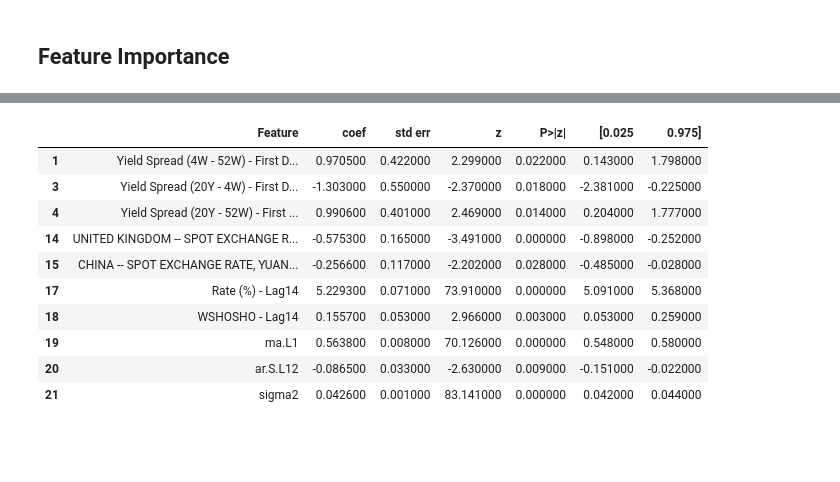
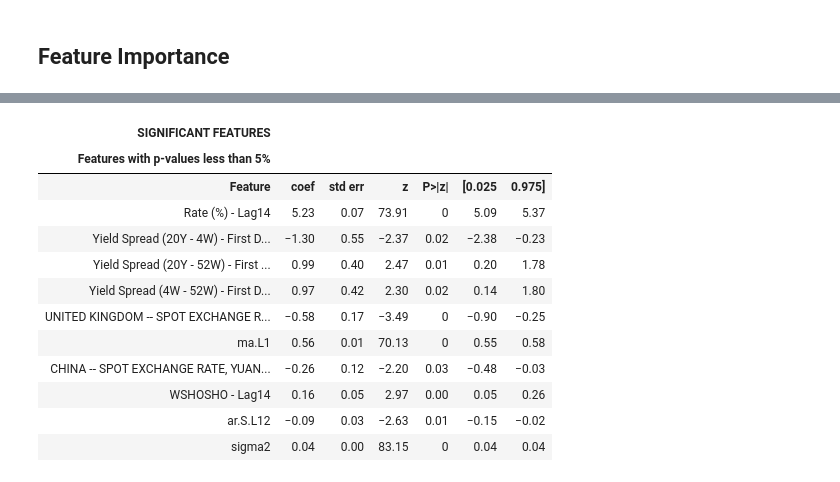
Before and after one commit to punchnami/AI-Powered-Research-Query-Chatbot, a Jupyter notebook: final_consolidated_SARIMAX.ipynb, the cells around one changed output, grey strips where cells are left out. Cells and saved outputs as stored; diff of their text form; code cells hidden in the pictures; blank space fills up the shorter version.

```diff
--- a/final_consolidated_SARIMAX.ipynb
+++ b/final_consolidated_SARIMAX.ipynb
@@ -2173,18 +2167,0 @@ feature_df_final
-# %%
-# Significant Features
-significant_features = feature_df_final[feature_df_final['P>|z|'] < 0.05]
-significant_features = significant_features.style.set_properties(subset=['Feature'],**{'text-align': 'left'})
-significant_features = significant_features.set_table_styles([dict(selector='th', props=[('text-align', 'left')])])
-significant_features
-# %% [output]
-|  | Feature | coef | std err | z | P>|z| | [0.025 | 0.975] |
-| 1 | Yield Spread (4W - 52W) - First D... | 0.970500 | 0.422000 | 2.299000 | 0.022000 | 0.143000 | 1.798000 |
-| 3 | Yield Spread (20Y - 4W) - First D... | -1.303000 | 0.550000 | -2.370000 | 0.018000 | -2.381000 | -0.225000 |
-| 4 | Yield Spread (20Y - 52W) - First ... | 0.990600 | 0.401000 | 2.469000 | 0.014000 | 0.204000 | 1.777000 |
-| 14 | UNITED KINGDOM -- SPOT EXCHANGE R... | -0.575300 | 0.165000 | -3.491000 | 0.000000 | -0.898000 | -0.252000 |
-| 15 | CHINA -- SPOT EXCHANGE RATE, YUAN... | -0.256600 | 0.117000 | -2.202000 | 0.028000 | -0.485000 | -0.028000 |
-| 17 | Rate (%) - Lag14 | 5.229300 | 0.071000 | 73.910000 | 0.000000 | 5.091000 | 5.368000 |
-| 18 | WSHOSHO - Lag14 | 0.155700 | 0.053000 | 2.966000 | 0.003000 | 0.053000 | 0.259000 |
-| 19 | ma.L1 | 0.563800 | 0.008000 | 70.126000 | 0.000000 | 0.548000 | 0.580000 |
-| 20 | ar.S.L12 | -0.086500 | 0.033000 | -2.630000 | 0.009000 | -0.151000 | -0.022000 |
-| 21 | sigma2 | 0.042600 | 0.001000 | 83.141000 | 0.000000 | 0.042000 | 0.044000 |
@@ -2191 +2172,24 @@ significant_features
+# %%
+# Significant Features
+significant_features = feature_df_final[feature_df_final['P>|z|'] < 0.05]
+
+GT(significant_features)\
+.tab_header(title= md("**SIGNIFICANT FEATURES**"), subtitle= md("*Features with p-values less than 5%*"))\
+.fmt_number(columns=['coef', 'std err', 'z', 'P>|z|', '[0.025', '0.975]'], compact=True)\
+.tab_options(table_width= "1200px", heading_background_color= 'lightblue', column_labels_font_weight= "bold", heading_title_font_weight= "bold")\
+.opt_table_outline(style= "solid", width= "1px", color= "grey")
+# %% [output]
+| SIGNIFICANT FEATURES |  |  |  |  |  |  |
+| Features with p-values less than 5% |  |  |  |  |  |  |
+| Feature | coef | std err | z | P>|z| | [0.025 | 0.975] |
+| Rate (%) - Lag14 | 5.23 | 0.07 | 73.91 | 0 | 5.09 | 5.37 |
+| Yield Spread (20Y - 4W) - First D... | −1.30 | 0.55 | −2.37 | 0.02 | −2.38 | −0.23 |
+| Yield Spread (20Y - 52W) - First ... | 0.99 | 0.40 | 2.47 | 0.01 | 0.20 | 1.78 |
+| Yield Spread (4W - 52W) - First D... | 0.97 | 0.42 | 2.30 | 0.02 | 0.14 | 1.80 |
+| UNITED KINGDOM -- SPOT EXCHANGE R... | −0.58 | 0.17 | −3.49 | 0 | −0.90 | −0.25 |
+| ma.L1 | 0.56 | 0.01 | 70.13 | 0 | 0.55 | 0.58 |
+| CHINA -- SPOT EXCHANGE RATE, YUAN... | −0.26 | 0.12 | −2.20 | 0.03 | −0.48 | −0.03 |
+| WSHOSHO - Lag14 | 0.16 | 0.05 | 2.97 | 0.00 | 0.05 | 0.26 |
+| ar.S.L12 | −0.09 | 0.03 | −2.63 | 0.01 | −0.15 | −0.02 |
+| sigma2 | 0.04 | 0.00 | 83.15 | 0 | 0.04 | 0.04 |
 # %%
```
Also changed, not shown: parts of 18 cells of this notebook.
